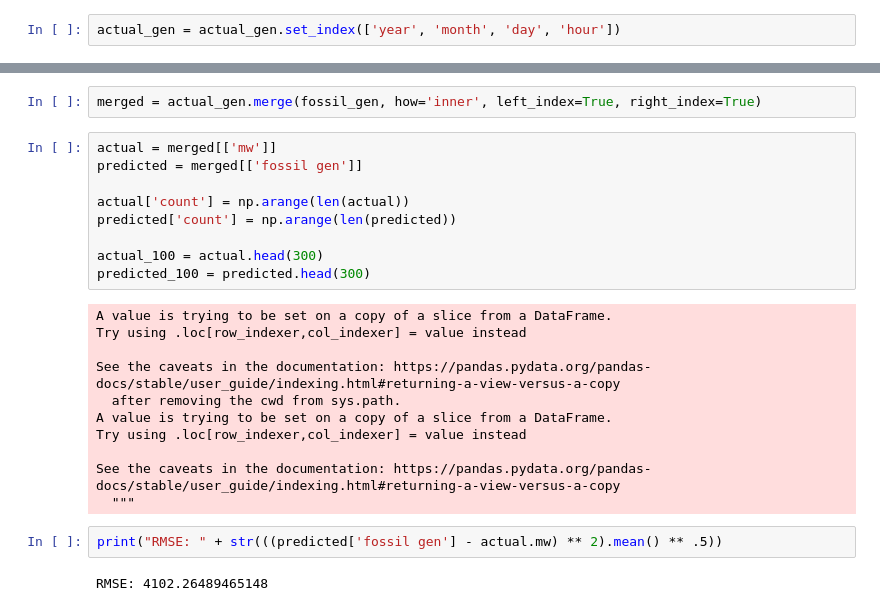
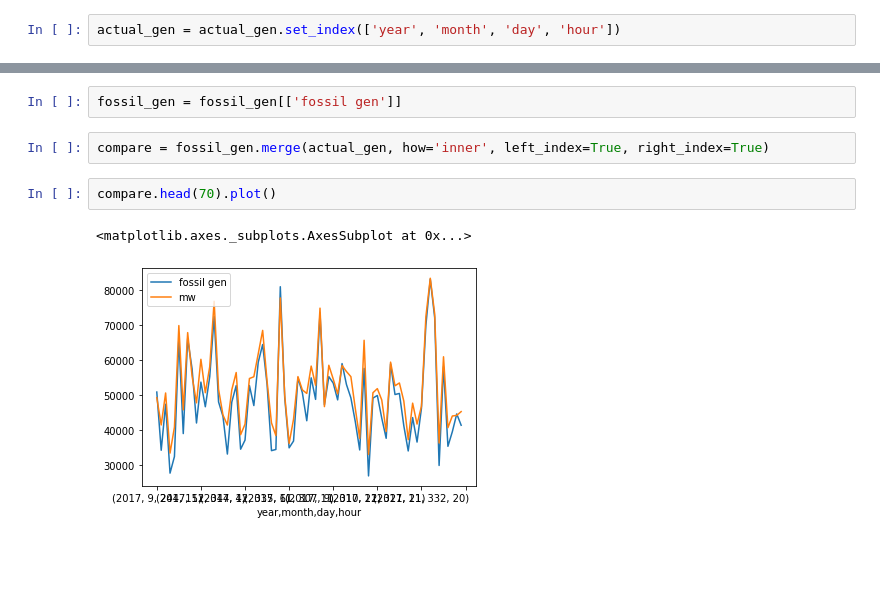
Before and after one commit to amy-wang/thesis2, a Jupyter notebook: data/Fossil Generation Forecasts.ipynb, the cells around one changed output, grey strips where cells are left out. Cells and saved outputs as stored; diff of their text form; blank space fills up the shorter version.

```diff
--- a/data/Fossil Generation Forecasts.ipynb
+++ b/data/Fossil Generation Forecasts.ipynb
@@ -132,26 +147,9 @@ actual_gen = actual_gen.drop('week', axis = 1)
+# %%
+fossil_gen = fossil_gen[['fossil gen']]
 # %%
-merged = actual_gen.merge(fossil_gen, how='inner', left_index=True, right_index=True)
+compare = fossil_gen.merge(actual_gen, how='inner', left_index=True, right_index=True)
-# %%
-actual = merged[['mw']]
-predicted = merged[['fossil gen']]
-
-actual['count'] = np.arange(len(actual))
-predicted['count'] = np.arange(len(predicted))
-
-actual_100 = actual.head(300)
-predicted_100 = predicted.head(300)
-# %% [output]
-A value is trying to be set on a copy of a slice from a DataFrame.
-Try using .loc[row_indexer,col_indexer] = value instead
-
-See the caveats in the documentation: https://pandas.pydata.org/pandas-docs/stable/user_guide/indexing.html#returning-a-view-versus-a-copy
-  after removing the cwd from sys.path.
-A value is trying to be set on a copy of a slice from a DataFrame.
-Try using .loc[row_indexer,col_indexer] = value instead
-
-See the caveats in the documentation: https://pandas.pydata.org/pandas-docs/stable/user_guide/indexing.html#returning-a-view-versus-a-copy
-  """
-# %%
-print("RMSE: " + str(((predicted['fossil gen'] - actual.mw) ** 2).mean() ** .5))
-# %% [output]
-RMSE: 4102.26489465148
+# %%
+compare.head(70).plot()
+# %% [output]
+<matplotlib.axes._subplots.AxesSubplot at 0x...>
+[figure, added]
```
Also changed, not shown: parts of 33 cells of this notebook, 4 other files.
